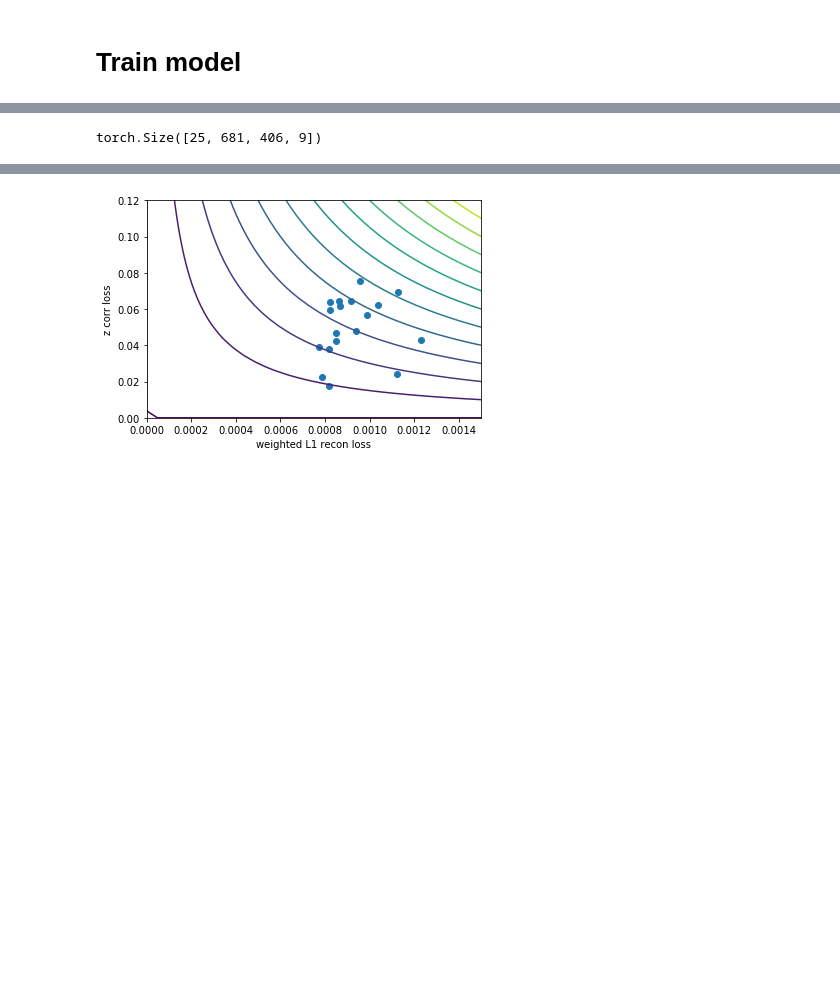
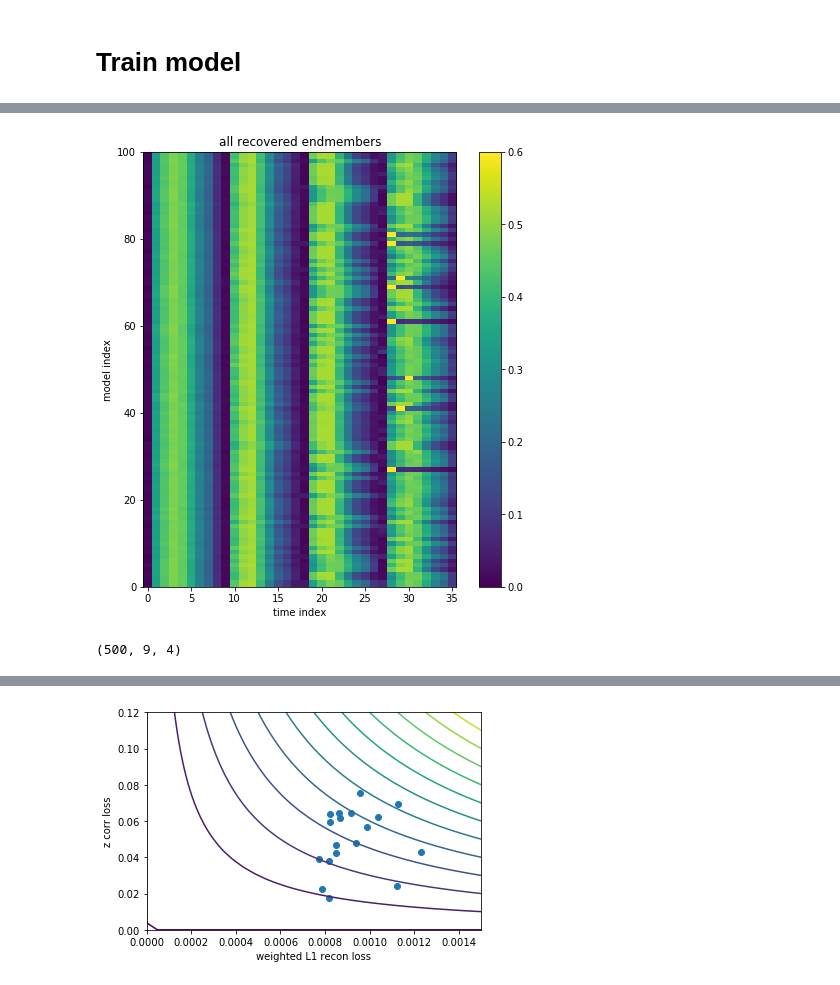
Before and after one commit to arya1080/spectral_autoencoder, a Jupyter notebook: spectral_autoencoder.ipynb, the cells around one changed output, grey strips where cells are left out. Drawn from its saved outputs; the diff is of its cells as text; code cells hidden in the pictures; blank space fills up the shorter version.

```diff
--- a/spectral_autoencoder.ipynb
+++ b/spectral_autoencoder.ipynb
@@ -444,7 +445,7 @@ def train_model(model, n_epochs, img_stack, lr):
         # rearrange channels so red has max variance, blue the least
         model.indices = channelmsq.argsort(descending=True)
 
-        if epoch%200 == 0:
+        if epoch%400 == 0:
         #if (epoch > 100) and (train_loss == np.min(total_loss)):
             img1, img2 = visualSummary(model,total_loss, model.indices)
             print('recon loss: ', loss_recon_avg.item(), ', zcorr loss: ', loss_zcorr_avg.item())
@@ -459,10 +457,10 @@ def train_model(model, n_epochs, img_stack, lr):
 loss_arr = []
 
 # number of times the experiment is repeated
-n_runs = 20
-n_epochs = 200
+n_runs = 500
+n_epochs = 400
 learning_rate = 1e-2
-nch_bottleneck = 3
+nch_bottleneck = 4
 
 loss_recon_arr = np.zeros(n_runs)
 loss_zcorr_arr = np.zeros(n_runs)
@@ -504,4 +555,18 @@ plt.show()
+# %%
+plt.figure(figsize=(8,8))
+ax=plt.axes()
+plt.imshow(w.swapaxes(2,1).reshape([500,9*4]))
+ax.set_aspect(0.5)
+plt.clim((0,0.6))
+plt.ylim((0,100))
+plt.colorbar()
+plt.xlabel('time index')
+plt.ylabel('model index')
+plt.title('all recovered endmembers')
+plt.show()
+# %% [output]
+[figure, added]
 # %%
-img_stack.shape
+w.shape
 # %% [output]
-torch.Size([25, 681, 406, 9])
+(500, 9, 4)
```
Also changed, not shown: parts of 9 cells of this notebook.
